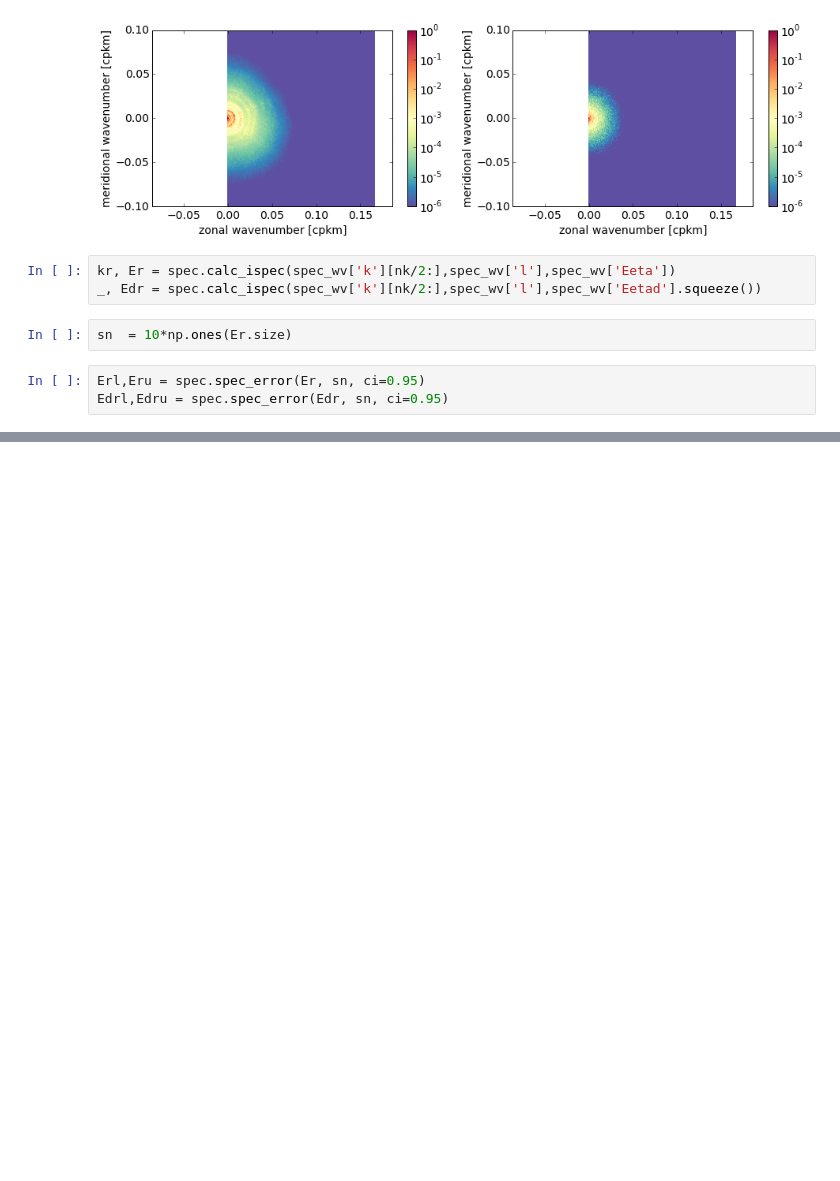
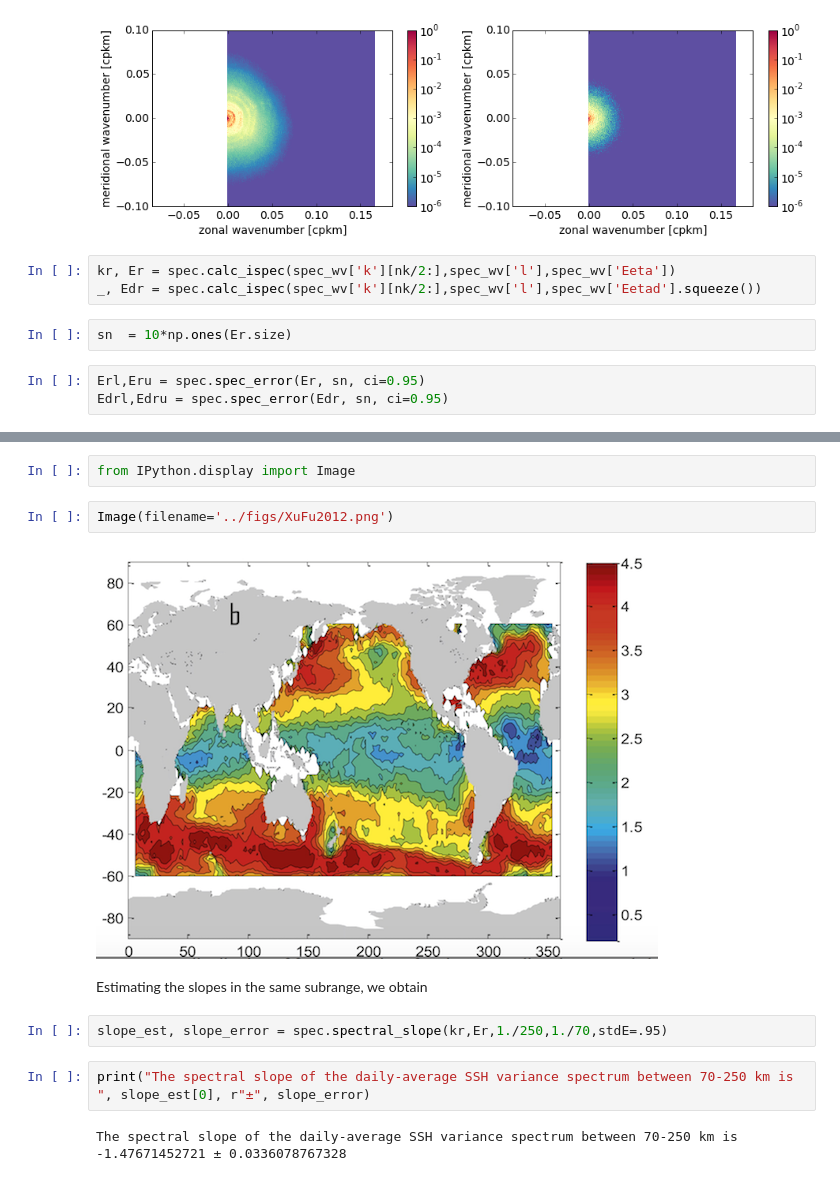
Before and after one commit to cesar-rocha/TropicalPacific, a Jupyter notebook: llc/4320/spectra/TropicalPacificSpectra.ipynb, the cells around one changed output, grey strips where cells are left out. Drawn from its saved outputs; the diff is of its cells as text; blank space fills up the shorter version.

Commit message:
Adds estimation of spectral slope

```diff
--- a/llc/4320/spectra/TropicalPacificSpectra.ipynb
+++ b/llc/4320/spectra/TropicalPacificSpectra.ipynb
@@ -219,0 +229,14 @@ plt.legend()
+# %%
+from IPython.display import Image
+# %%
+Image(filename='../figs/XuFu2012.png')
+# %% [output]
+[figure, added]
+# %% [markdown]
+Estimating the slopes in the same subrange, we obtain
+# %%
+slope_est, slope_error = spec.spectral_slope(kr,Er,1./250,1./70,stdE=.95)
+# %%
+print("The spectral slope of the daily-average SSH variance spectrum between 70-250 km is ", slope_est[0], r"±", slope_error)
+# %% [output]
+The spectral slope of the daily-average SSH variance spectrum between 70-250 km is  -1.47671452721 ± 0.0336078767328
```
Also changed, not shown: parts of 5 cells of this notebook.
